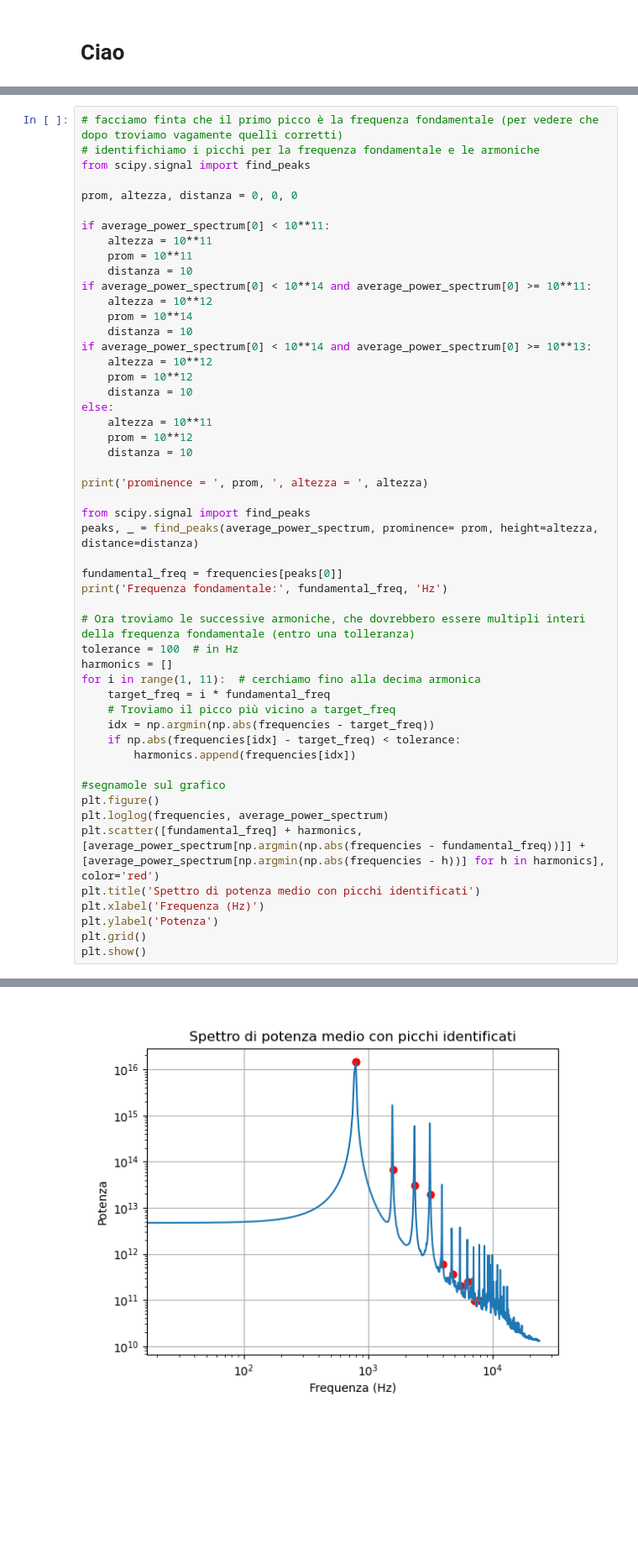
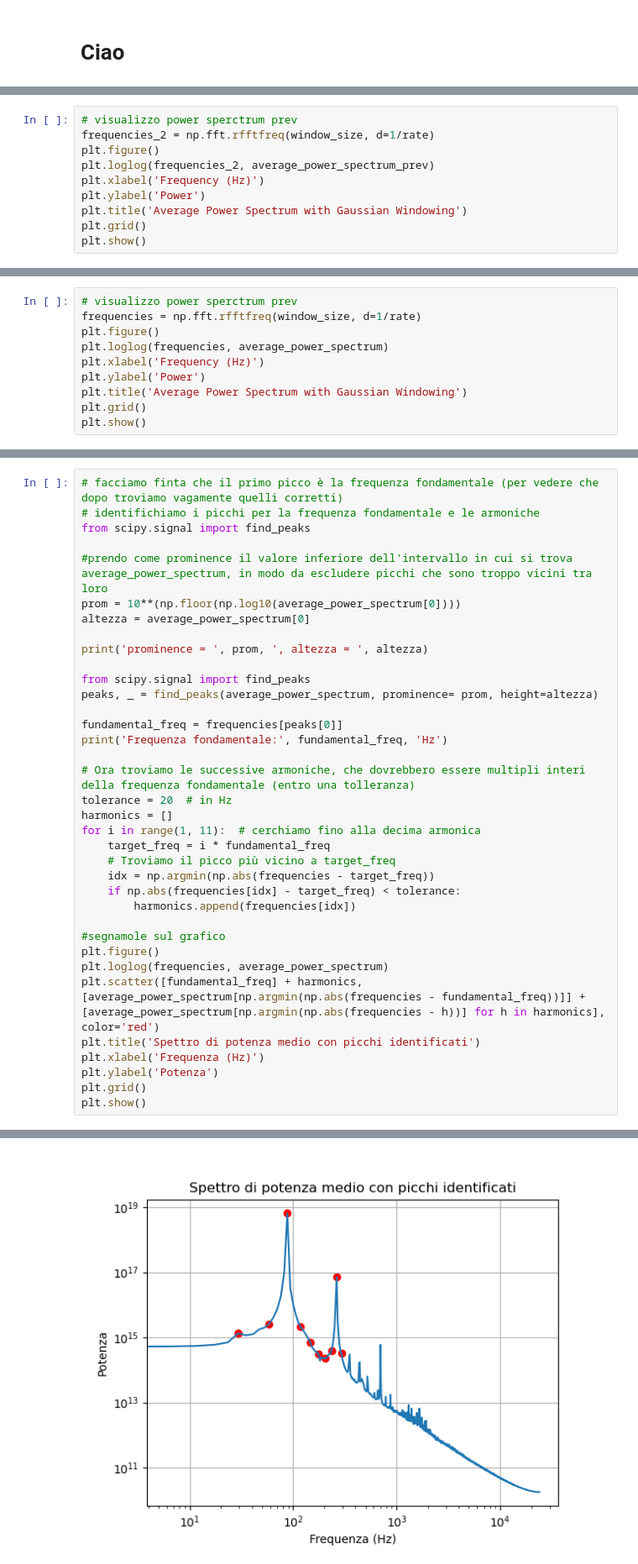
Before and after one commit to maddoc-g/3_organ_clustering, a Jupyter notebook: codice_soft_Alice.ipynb, the cells around one changed output, grey strips where cells are left out. Shown at 84% size. Saved outputs shown, nothing was run; the diff lists cells and outputs as text; blank space fills up the shorter version.

```diff
--- a/codice_soft_Alice.ipynb
+++ b/codice_soft_Alice.ipynb
@@ -147,0 +98,10 @@ plt.show()
+# %%
+# visualizzo power sperctrum prev
+frequencies_2 = np.fft.rfftfreq(window_size, d=1/rate)
+plt.figure()
+plt.loglog(frequencies_2, average_power_spectrum_prev)
+plt.xlabel('Frequency (Hz)')
+plt.ylabel('Power')
+plt.title('Average Power Spectrum with Gaussian Windowing')
+plt.grid()
+plt.show()
@@ -147,0 +149,10 @@ plt.show()
+# %%
+# visualizzo power sperctrum prev
+frequencies = np.fft.rfftfreq(window_size, d=1/rate)
+plt.figure()
+plt.loglog(frequencies, average_power_spectrum)
+plt.xlabel('Frequency (Hz)')
+plt.ylabel('Power')
+plt.title('Average Power Spectrum with Gaussian Windowing')
+plt.grid()
+plt.show()
@@ -150,35 +163,20 @@ plt.show()
 # identifichiamo i picchi per la frequenza fondamentale e le armoniche
 from scipy.signal import find_peaks
 
-prom, altezza, distanza = 0, 0, 0
-
-if average_power_spectrum[0] < 10**11:
-    altezza = 10**11
-    prom = 10**11
-    distanza = 10
-if average_power_spectrum[0] < 10**14 and average_power_spectrum[0] >= 10**11:
-    altezza = 10**12
-    prom = 10**14
-    distanza = 10
-if average_power_spectrum[0] < 10**14 and average_power_spectrum[0] >= 10**13:
-    altezza = 10**12
-    prom = 10**12
-    distanza = 10
-else:
-    altezza = 10**11
-    prom = 10**12
-    distanza = 10
+#prendo come prominence il valore inferiore dell'intervallo in cui si trova average_power_spectrum, in modo da escludere picchi che sono troppo vicini tra loro
+prom = 10**(np.floor(np.log10(average_power_spectrum[0])))
+altezza = average_power_spectrum[0]
 
 print('prominence = ', prom, ', altezza = ', altezza)
 
 from scipy.signal import find_peaks
-peaks, _ = find_peaks(average_power_spectrum, prominence= prom, height=altezza, distance=distanza)
+peaks, _ = find_peaks(average_power_spectrum, prominence= prom, height=altezza)
 
 fundamental_freq = frequencies[peaks[0]]
 print('Frequenza fondamentale:', fundamental_freq, 'Hz')
 
 # Ora troviamo le successive armoniche, che dovrebbero essere multipli interi della frequenza fondamentale (entro una tolleranza)
-tolerance = 100  # in Hz
+tolerance = 20  # in Hz
 harmonics = []
 for i in range(1, 11):  # cerchiamo fino alla decima armonica
     target_freq = i * fundamental_freq
@@ -202,4 +200,4 @@ Frequenza fondamentale: 796.875 Hz
-[figure, old version]
+[figure, new version]
 # %%
 # identifichiamo i picchi per la frequenza fondamentale e le armoniche
 # potrebbe essere che la frequenza fondamentale non sia il picco più alto, quindi dobbiamo cercare i picchi e poi identificare la frequenza fondamentale in base alla distanza tra i picchi
```
Also changed, not shown: parts of 14 cells of this notebook.
